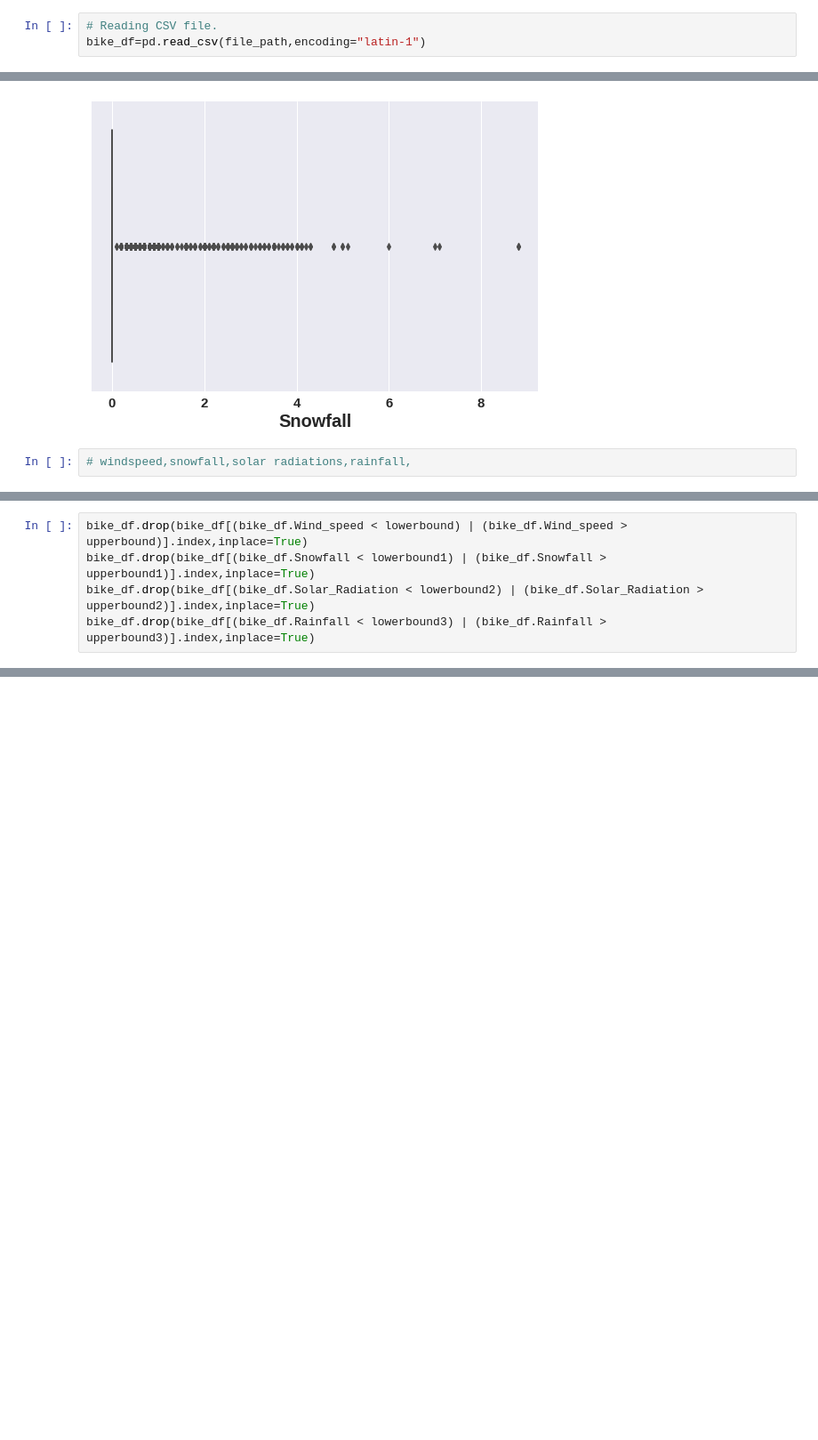
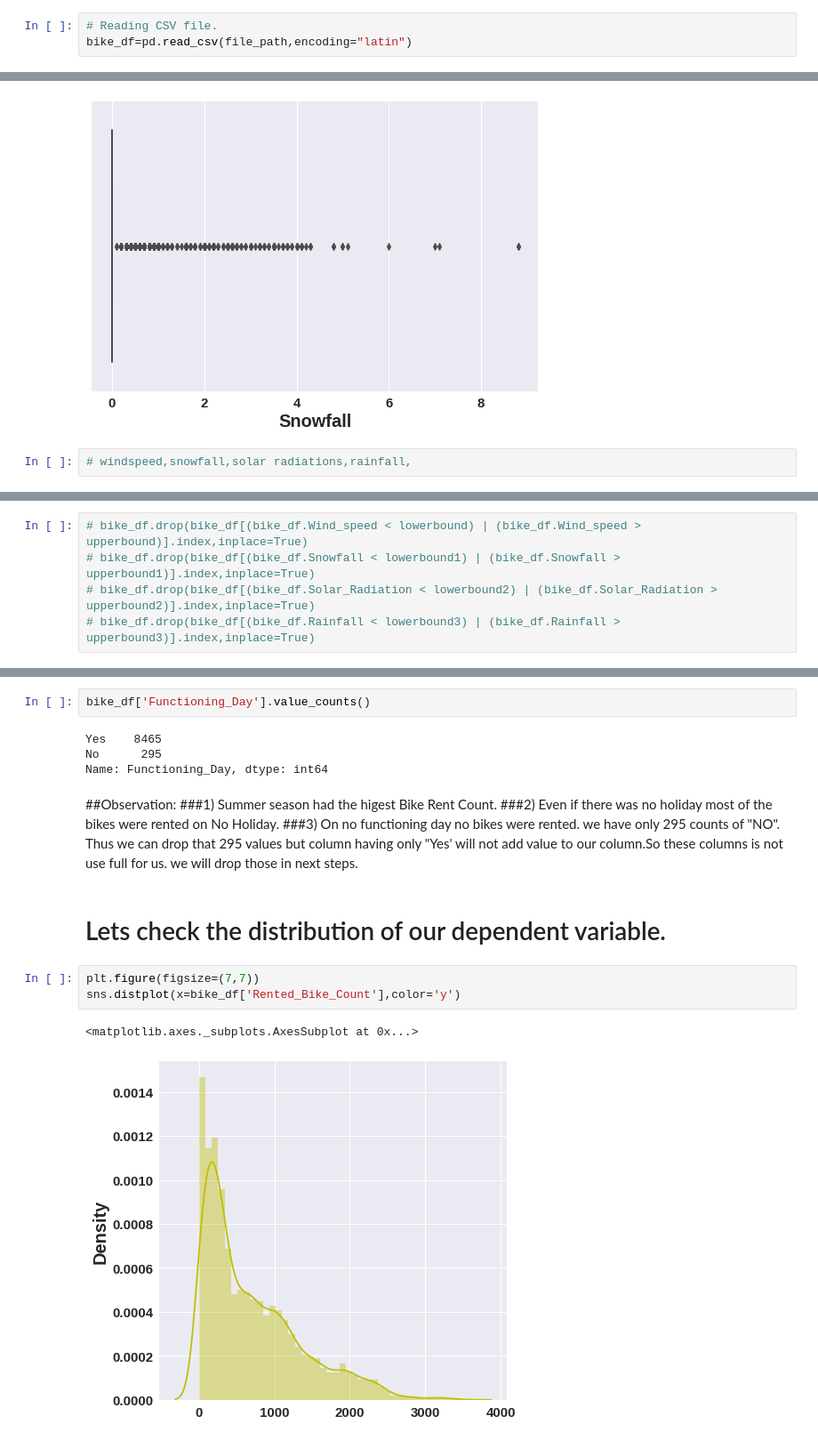
Before and after one commit to ask-kawade/-Bike-Sharing-Demand-Prediction-Project, a Jupyter notebook: Copy_of_Bike_Sharing_Demand_Prediction_Capstone_Project.ipynb, the cells around one changed output, grey strips where cells are left out. Shown at 89% size. Saved outputs shown, nothing was run; the diff lists cells and outputs as text; blank space fills up the shorter version.

```diff
--- a/Copy_of_Bike_Sharing_Demand_Prediction_Capstone_Project.ipynb
+++ b/Copy_of_Bike_Sharing_Demand_Prediction_Capstone_Project.ipynb
@@ -58,7 +61,7 @@ Drive already mounted at /content/drive; to attempt to forcibly remount, call dr
 file_path= '/content/drive/MyDrive/Colab Notebooks/CAPSTONE PROJECTS/Superivised learning project/Copy of SeoulBikeData.csv'
 # %%
 # Reading CSV file.
-bike_df=pd.read_csv(file_path,encoding="latin-1")
+bike_df=pd.read_csv(file_path,encoding="latin")
 # %% [markdown]
 # *Data Exploration And Data Cleaning*
 # %%
@@ -327,5 +292,5 @@ lowerbound3,upperbound3
 # %%
-bike_df.drop(bike_df[(bike_df.Wind_speed < lowerbound) | (bike_df.Wind_speed > upperbound)].index,inplace=True)
-bike_df.drop(bike_df[(bike_df.Snowfall < lowerbound1) | (bike_df.Snowfall > upperbound1)].index,inplace=True)
-bike_df.drop(bike_df[(bike_df.Solar_Radiation < lowerbound2) | (bike_df.Solar_Radiation > upperbound2)].index,inplace=True)
-bike_df.drop(bike_df[(bike_df.Rainfall < lowerbound3) | (bike_df.Rainfall > upperbound3)].index,inplace=True)
+# bike_df.drop(bike_df[(bike_df.Wind_speed < lowerbound) | (bike_df.Wind_speed > upperbound)].index,inplace=True)
+# bike_df.drop(bike_df[(bike_df.Snowfall < lowerbound1) | (bike_df.Snowfall > upperbound1)].index,inplace=True)
+# bike_df.drop(bike_df[(bike_df.Solar_Radiation < lowerbound2) | (bike_df.Solar_Radiation > upperbound2)].index,inplace=True)
+# bike_df.drop(bike_df[(bike_df.Rainfall < lowerbound3) | (bike_df.Rainfall > upperbound3)].index,inplace=True)
@@ -331,0 +310,19 @@ bike_df.drop(bike_df[(bike_df.Rainfall < lowerbound3) | (bike_df.Rainfall > uppe
+# %%
+bike_df['Functioning_Day'].value_counts()
+# %% [output]
+Yes    8465
+No      295
+Name: Functioning_Day, dtype: int64
+# %% [markdown]
+##Observation:
+###1) Summer season had the higest Bike Rent Count.
+###2) Even if there was no holiday most of the bikes were rented on No Holiday.
+###3) On no functioning day no bikes were rented. we have only 295 counts of "NO". Thus we can drop that 295 values but column having only "Yes' will not add value to our column.So these columns is not use full for us. we will drop those in next steps.
+# %% [markdown]
+#  Lets check the distribution of our dependent variable.
+# %%
+plt.figure(figsize=(7,7))
+sns.distplot(x=bike_df['Rented_Bike_Count'],color='y')
+# %% [output]
+<matplotlib.axes._subplots.AxesSubplot at 0x...>
+[figure, added]
```
Also changed, not shown: parts of 40 cells of this notebook.
